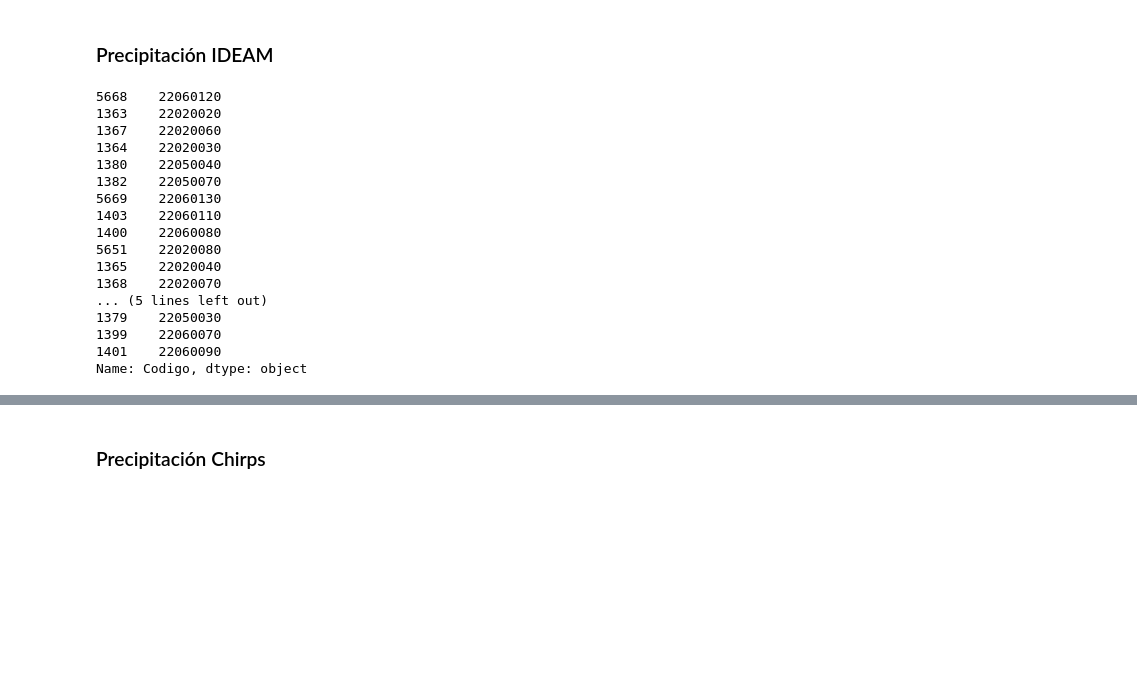
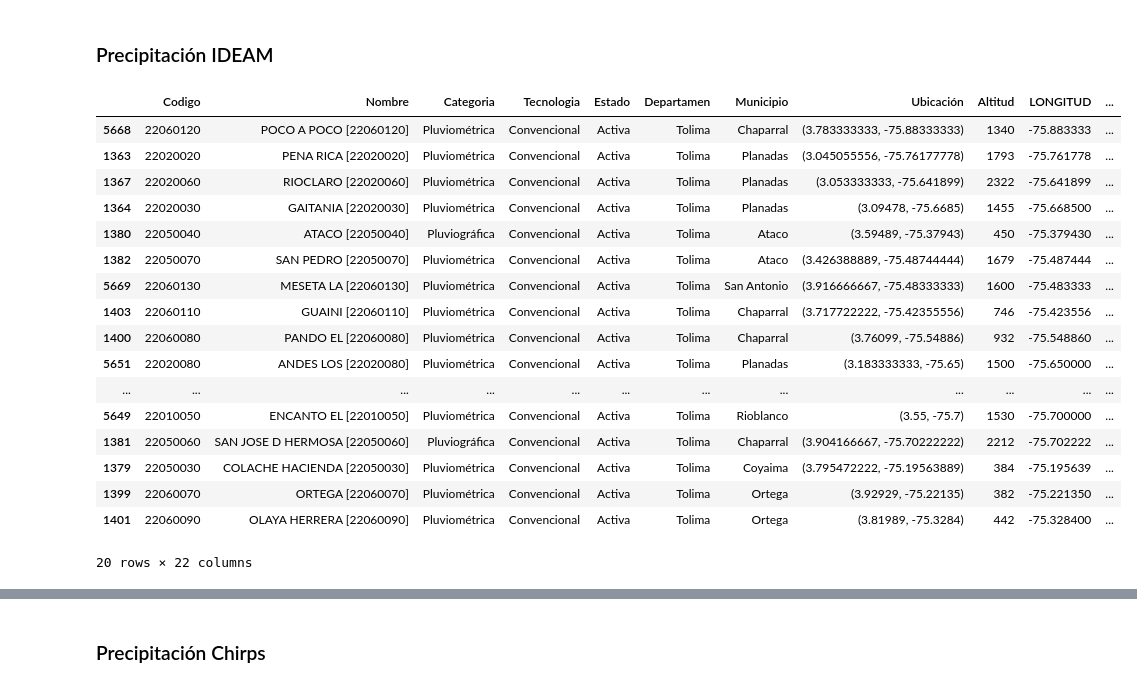
Before and after one commit to Juliant06/hidrologia_saldana, a Jupyter notebook: hidrologia_saldana.ipynb, the cells around one changed output, grey strips where cells are left out. Cells and saved outputs as stored; diff of their text form; code cells hidden in the pictures; blank space fills up the shorter version.

```diff
--- a/hidrologia_saldana.ipynb
+++ b/hidrologia_saldana.ipynb
@@ -197,23 +199,24 @@ mask = (cne_clipped['Categoria'].isin(categorias)) & \
     (cne_clipped['Fecha_inst'] <= pd.to_datetime('2000-01-01'))
 
 estaciones_pptn = cne_clipped[mask]
-# %%
-estaciones_pptn['Codigo']
-# %% [output]
-5668    22060120
-1363    22020020
-1367    22020060
-1364    22020030
-1380    22050040
-1382    22050070
-5669    22060130
-1403    22060110
-1400    22060080
-5651    22020080
-1365    22020040
-1368    22020070
-... (5 lines left out)
-1379    22050030
-1399    22060070
-1401    22060090
-Name: Codigo, dtype: object
+# %%
+estaciones_pptn
+# %% [output]
+|  | Codigo | Nombre | Categoria | Tecnologia | Estado | Departamen | Municipio | Ubicación | Altitud | LONGITUD | ... |
+| 5668 | 22060120 | POCO A POCO [22060120] | Pluviométrica | Convencional | Activa | Tolima | Chaparral | (3.783333333, -75.88333333) | 1340 | -75.883333 | ... |
+| 1363 | 22020020 | PENA RICA [22020020] | Pluviométrica | Convencional | Activa | Tolima | Planadas | (3.045055556, -75.76177778) | 1793 | -75.761778 | ... |
+| 1367 | 22020060 | RIOCLARO [22020060] | Pluviométrica | Convencional | Activa | Tolima | Planadas | (3.053333333, -75.641899) | 2322 | -75.641899 | ... |
+| 1364 | 22020030 | GAITANIA [22020030] | Pluviométrica | Convencional | Activa | Tolima | Planadas | (3.09478, -75.6685) | 1455 | -75.668500 | ... |
+| 1380 | 22050040 | ATACO [22050040] | Pluviográfica | Convencional | Activa | Tolima | Ataco | (3.59489, -75.37943) | 450 | -75.379430 | ... |
+| 1382 | 22050070 | SAN PEDRO [22050070] | Pluviométrica | Convencional | Activa | Tolima | Ataco | (3.426388889, -75.48744444) | 1679 | -75.487444 | ... |
+| 5669 | 22060130 | MESETA LA [22060130] | Pluviométrica | Convencional | Activa | Tolima | San Antonio | (3.916666667, -75.48333333) | 1600 | -75.483333 | ... |
+| 1403 | 22060110 | GUAINI [22060110] | Pluviométrica | Convencional | Activa | Tolima | Chaparral | (3.717722222, -75.42355556) | 746 | -75.423556 | ... |
+| 1400 | 22060080 | PANDO EL [22060080] | Pluviométrica | Convencional | Activa | Tolima | Chaparral | (3.76099, -75.54886) | 932 | -75.548860 | ... |
+| 5651 | 22020080 | ANDES LOS [22020080] | Pluviométrica | Convencional | Activa | Tolima | Planadas | (3.183333333, -75.65) | 1500 | -75.650000 | ... |
+| ... | ... | ... | ... | ... | ... | ... | ... | ... | ... | ... | ... |
+| 5649 | 22010050 | ENCANTO EL [22010050] | Pluviométrica | Convencional | Activa | Tolima | Rioblanco | (3.55, -75.7) | 1530 | -75.700000 | ... |
+| 1381 | 22050060 | SAN JOSE D HERMOSA [22050060] | Pluviográfica | Convencional | Activa | Tolima | Chaparral | (3.904166667, -75.70222222) | 2212 | -75.702222 | ... |
+| 1379 | 22050030 | COLACHE HACIENDA [22050030] | Pluviométrica | Convencional | Activa | Tolima | Coyaima | (3.795472222, -75.19563889) | 384 | -75.195639 | ... |
+| 1399 | 22060070 | ORTEGA [22060070] | Pluviométrica | Convencional | Activa | Tolima | Ortega | (3.92929, -75.22135) | 382 | -75.221350 | ... |
+| 1401 | 22060090 | OLAYA HERRERA [22060090] | Pluviométrica | Convencional | Activa | Tolima | Ortega | (3.81989, -75.3284) | 442 | -75.328400 | ... |
+20 rows × 22 columns
```
Also changed, not shown: parts of 9 cells of this notebook.
